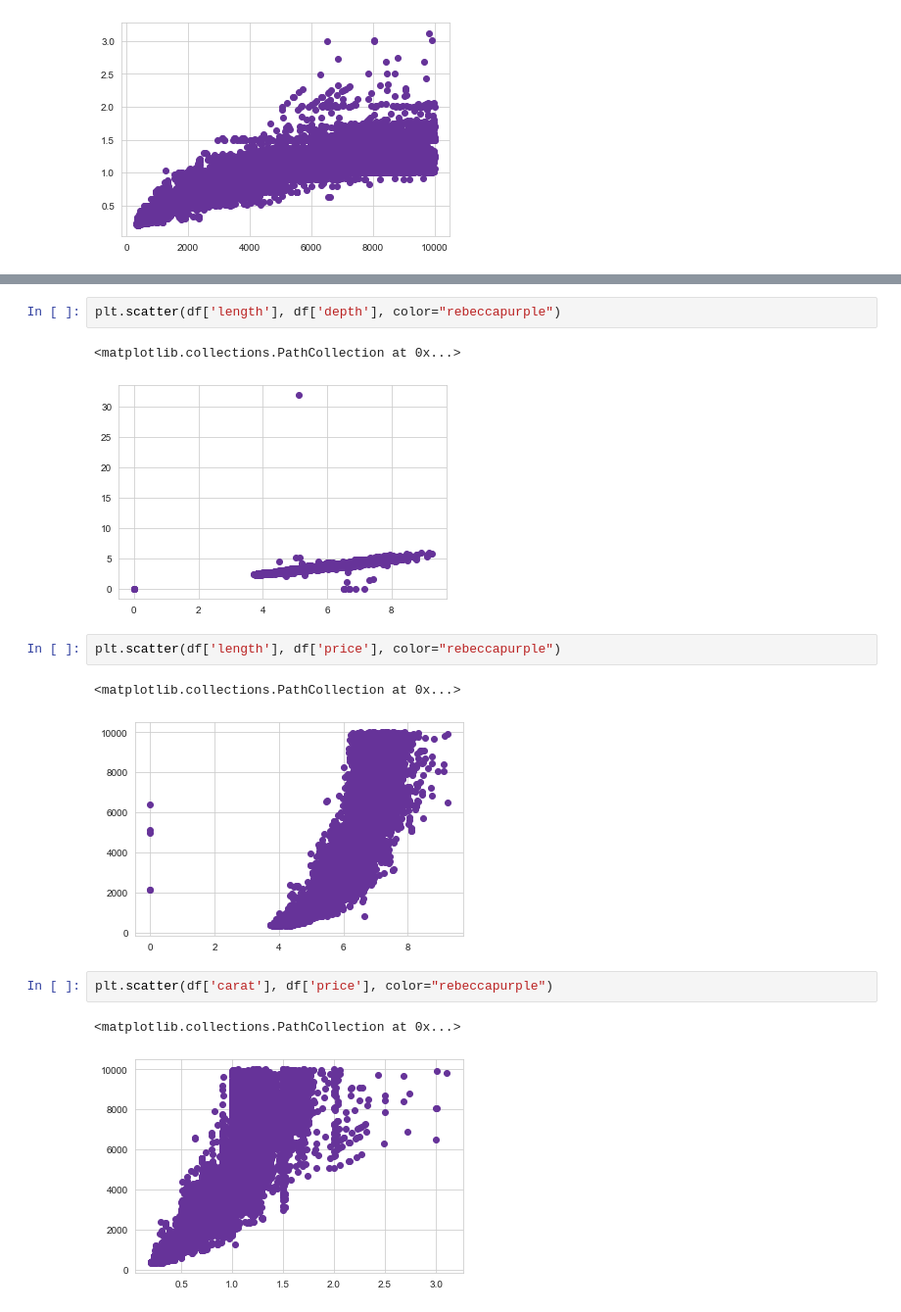
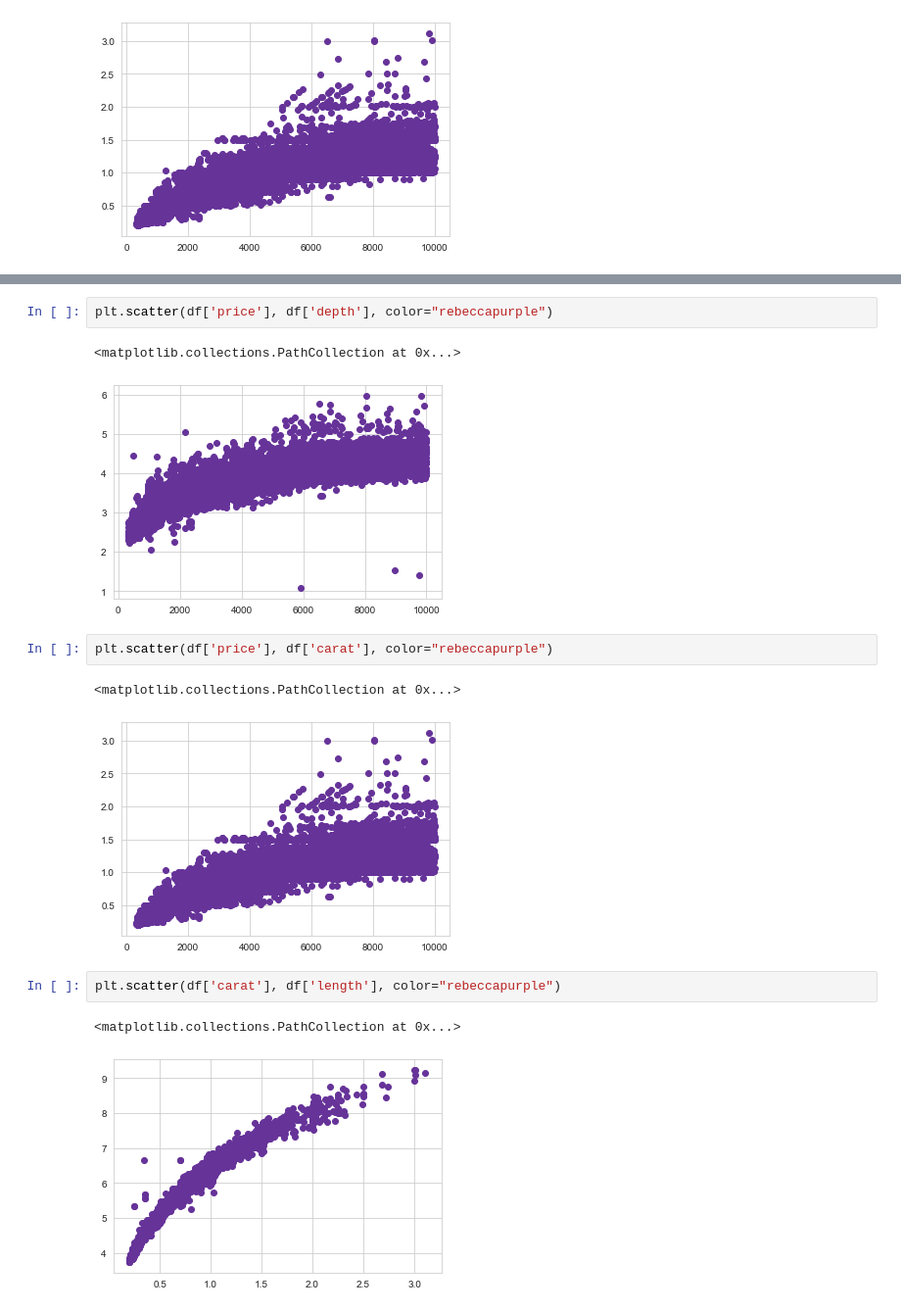
Before and after one commit to JuliaMal/ProgDA_Project2, a Jupyter notebook: Project2.ipynb, the cells around one changed output, grey strips where cells are left out. Shown: that part at 98% size. Cells and saved outputs as stored; diff of their text form.

```diff
--- a/Project2.ipynb
+++ b/Project2.ipynb
@@ -214,16 +209,16 @@ plt.scatter(df['width'], df['length'], color="rebeccapurple")
 # %%
-plt.scatter(df['length'], df['depth'], color="rebeccapurple")
+plt.scatter(df['price'], df['depth'], color="rebeccapurple")
 # %% [output]
 <matplotlib.collections.PathCollection at 0x...>
-[figure, old version]
+[figure, new version]
 # %%
-plt.scatter(df['length'], df['price'], color="rebeccapurple")
+plt.scatter(df['price'], df['carat'], color="rebeccapurple")
 # %% [output]
 <matplotlib.collections.PathCollection at 0x...>
-[figure, old version]
+[figure, new version]
 # %%
-plt.scatter(df['carat'], df['price'], color="rebeccapurple")
+plt.scatter(df['carat'], df['length'], color="rebeccapurple")
 # %% [output]
 <matplotlib.collections.PathCollection at 0x...>
-[figure, old version]
+[figure, new version]
 # %%
```
Also changed, not shown: parts of 35 cells of this notebook, 1 other file.
